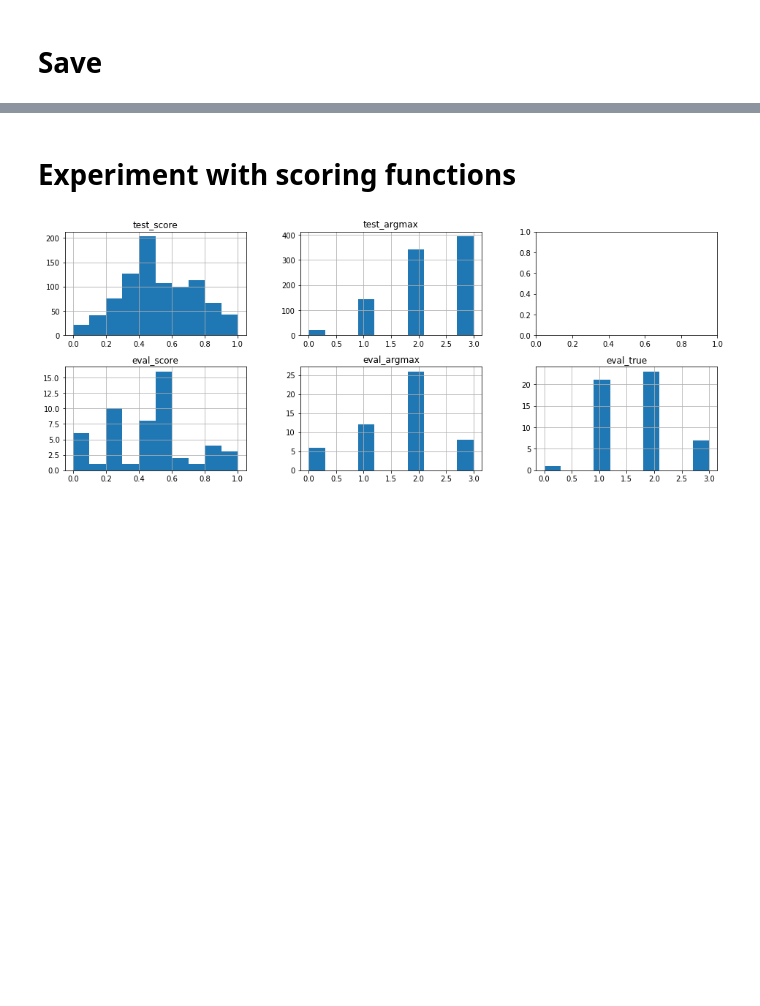
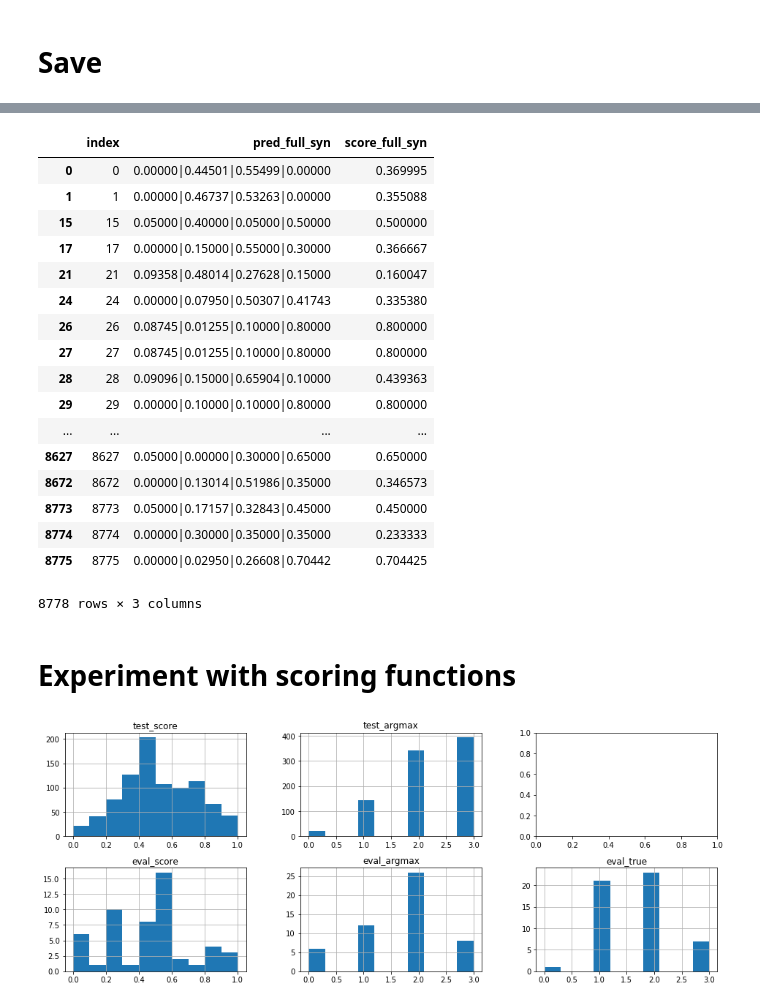
Before and after one commit to TimRepke/feiii2017, a Jupyter notebook: FEIII_final_scoring.ipynb, the cells around one changed output, grey strips where cells are left out. Cells and saved outputs as stored; diff of their text form; code cells hidden in the pictures; blank space fills up the shorter version.

```diff
--- a/FEIII_final_scoring.ipynb
+++ b/FEIII_final_scoring.ipynb
@@ -550,0 +555,27 @@ array([<matplotlib.axes._subplots.AxesSubplot object at 0x...>], dtype=object)
+# %%
+pred_full = []
+pred_role = []
+
+classi = "emb"
+
+for role, frm in data.test.groupby('grp'):
+    print(role, len(frm))
+    fmpred, fmppred = fm.predict(frm)
+    mpred, mppred = models[role].predict(frm)
+
+    pred_full += [{'index': i,
+                   'score_full_'+classi: s,
+                   'pred_full_'+classi: "{:.5f}|{:.5f}|{:.5f}|{:.5f}".format(*p)}
+             for p, s, i in zip(fmppred, score_func(fmppred), frm.index)]
+    pred_role += [{'index': i,
+                   'score_role_'+classi: s,
+                   'pred_role_'+classi: "{:.5f}|{:.5f}|{:.5f}|{:.5f}".format(*p)}
+             for p, s, i in zip(mppred, score_func(mppred), frm.index)]
+
+df = pd.DataFrame(pred_full, index =list(pd.DataFrame(pred_full)['index']))
+working_set['score_full_'+classi] = df['score_full_'+classi]
+working_set['pred_full_'+classi]  = df['pred_full_'+classi]
+
+df = pd.DataFrame(pred_role, index =list(pd.DataFrame(pred_role)['index']))
+working_set['score_role_'+classi] = df['score_role_'+classi]
+working_set['pred_role_'+classi]  = df['pred_role_'+classi]
@@ -551,3 +605,24 @@ array([<matplotlib.axes._subplots.AxesSubplot object at 0x...>], dtype=object)
+# %%
+pd.DataFrame(pred_full, index =list(pd.DataFrame(pred_full)['index']))
+# %% [output]
+|  | index | pred_full_syn | score_full_syn |
+| 0 | 0 | 0.00000|0.44501|0.55499|0.00000 | 0.369995 |
+| 1 | 1 | 0.00000|0.46737|0.53263|0.00000 | 0.355088 |
+| 15 | 15 | 0.05000|0.40000|0.05000|0.50000 | 0.500000 |
+| 17 | 17 | 0.00000|0.15000|0.55000|0.30000 | 0.366667 |
+| 21 | 21 | 0.09358|0.48014|0.27628|0.15000 | 0.160047 |
+| 24 | 24 | 0.00000|0.07950|0.50307|0.41743 | 0.335380 |
+| 26 | 26 | 0.08745|0.01255|0.10000|0.80000 | 0.800000 |
+| 27 | 27 | 0.08745|0.01255|0.10000|0.80000 | 0.800000 |
+| 28 | 28 | 0.09096|0.15000|0.65904|0.10000 | 0.439363 |
+| 29 | 29 | 0.00000|0.10000|0.10000|0.80000 | 0.800000 |
+| ... | ... | ... | ... |
+| 8627 | 8627 | 0.05000|0.00000|0.30000|0.65000 | 0.650000 |
+| 8672 | 8672 | 0.00000|0.13014|0.51986|0.35000 | 0.346573 |
+| 8773 | 8773 | 0.05000|0.17157|0.32843|0.45000 | 0.450000 |
+| 8774 | 8774 | 0.00000|0.30000|0.35000|0.35000 | 0.233333 |
+| 8775 | 8775 | 0.00000|0.02950|0.26608|0.70442 | 0.704425 |
+8778 rows × 3 columns
 # %% [markdown]
 # Experiment with scoring functions
 # %%
```
Also changed, not shown: parts of 14 cells of this notebook.
